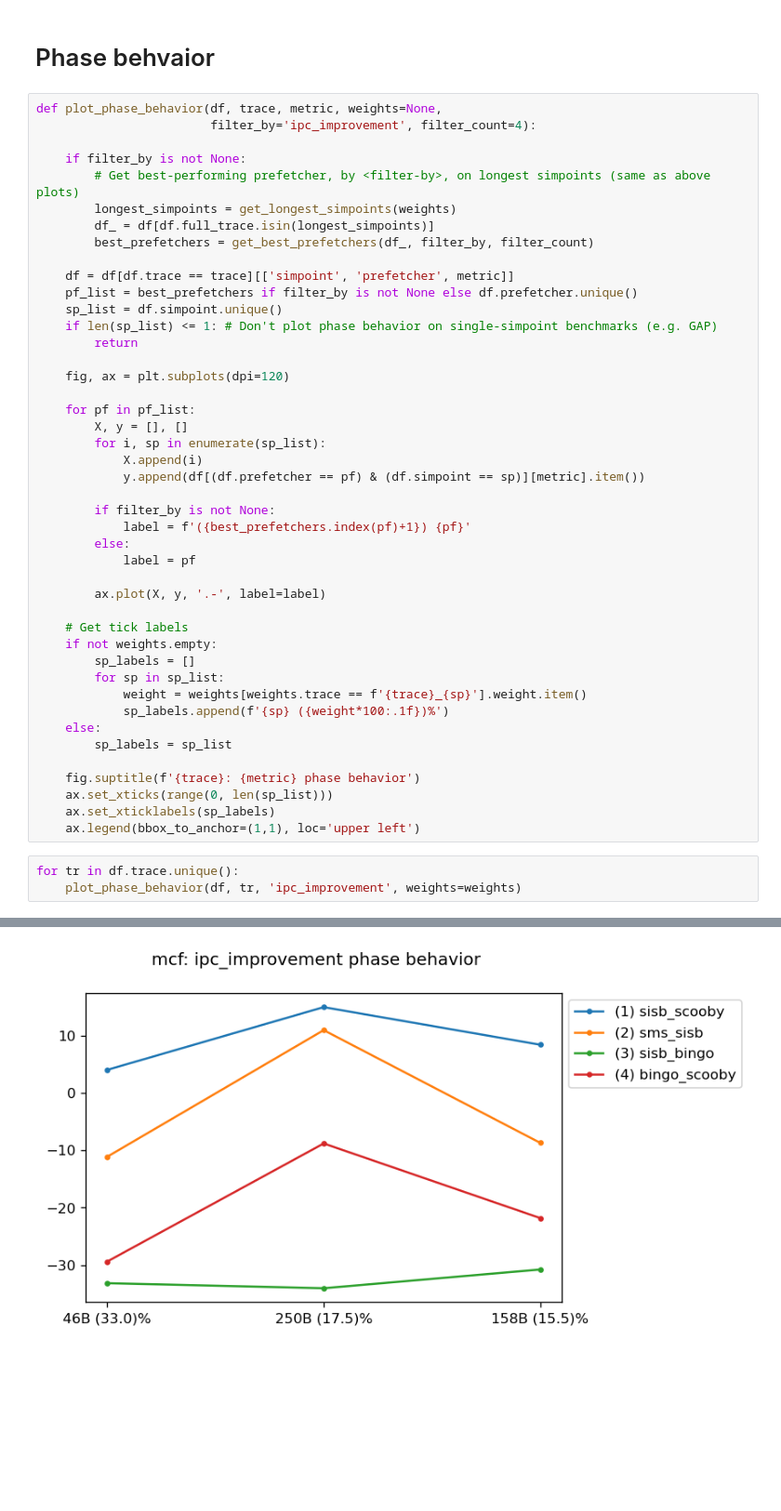
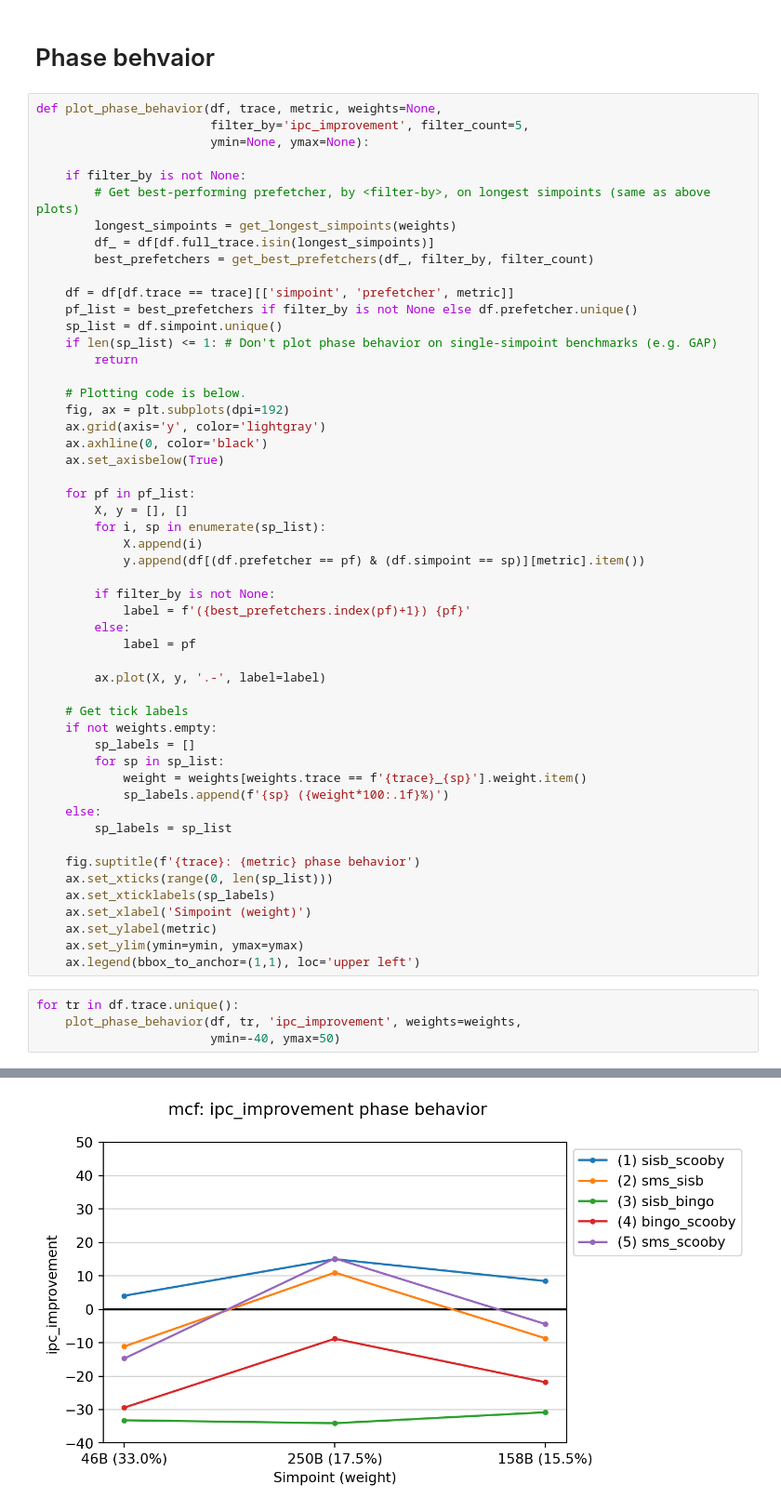
Before and after one commit to cmolder/prefetcher-zoo-analysis, a Jupyter notebook: 20220327-zoo.ipynb, the cells around one changed output, grey strips where cells are left out. Shown at 93% size. Saved outputs shown, nothing was run; the diff lists cells and outputs as text; blank space fills up the shorter version.

```diff
--- a/20220327-zoo.ipynb
+++ b/20220327-zoo.ipynb
@@ -162,7 +226,8 @@ plot_cumulative_statistics(df, weights, metric='ipc_improvement')
 # Phase behvaior
 # %%
 def plot_phase_behavior(df, trace, metric, weights=None,
-                        filter_by='ipc_improvement', filter_count=4):
+                        filter_by='ipc_improvement', filter_count=5,
+                        ymin=None, ymax=None):
 
     if filter_by is not None:
         # Get best-performing prefetcher, by <filter-by>, on longest simpoints (same as above plots)
@@ -176,7 +241,11 @@ def plot_phase_behavior(df, trace, metric, weights=None,
     if len(sp_list) <= 1: # Don't plot phase behavior on single-simpoint benchmarks (e.g. GAP)
         return
 
-    fig, ax = plt.subplots(dpi=120)
+    # Plotting code is below.
+    fig, ax = plt.subplots(dpi=192)
+    ax.grid(axis='y', color='lightgray')
+    ax.axhline(0, color='black')
+    ax.set_axisbelow(True)
 
     for pf in pf_list:
         X, y = [], []
@@ -196,15 +265,19 @@ def plot_phase_behavior(df, trace, metric, weights=None,
         sp_labels = []
         for sp in sp_list:
             weight = weights[weights.trace == f'{trace}_{sp}'].weight.item()
-            sp_labels.append(f'{sp} ({weight*100:.1f})%')
+            sp_labels.append(f'{sp} ({weight*100:.1f}%)')
     else:
         sp_labels = sp_list
 
     fig.suptitle(f'{trace}: {metric} phase behavior')
     ax.set_xticks(range(0, len(sp_list)))
     ax.set_xticklabels(sp_labels)
+    ax.set_xlabel('Simpoint (weight)')
+    ax.set_ylabel(metric)
+    ax.set_ylim(ymin=ymin, ymax=ymax)
     ax.legend(bbox_to_anchor=(1,1), loc='upper left')
 # %%
 for tr in df.trace.unique():
-    plot_phase_behavior(df, tr, 'ipc_improvement', weights=weights)
+    plot_phase_behavior(df, tr, 'ipc_improvement', weights=weights,
+                        ymin=-40, ymax=50)
 # %% [output]
@@ -213 +286 @@ for tr in df.trace.unique():
-[figure, old version]
+[figure, new version]
```
Also changed, not shown: parts of 16 cells of this notebook.
